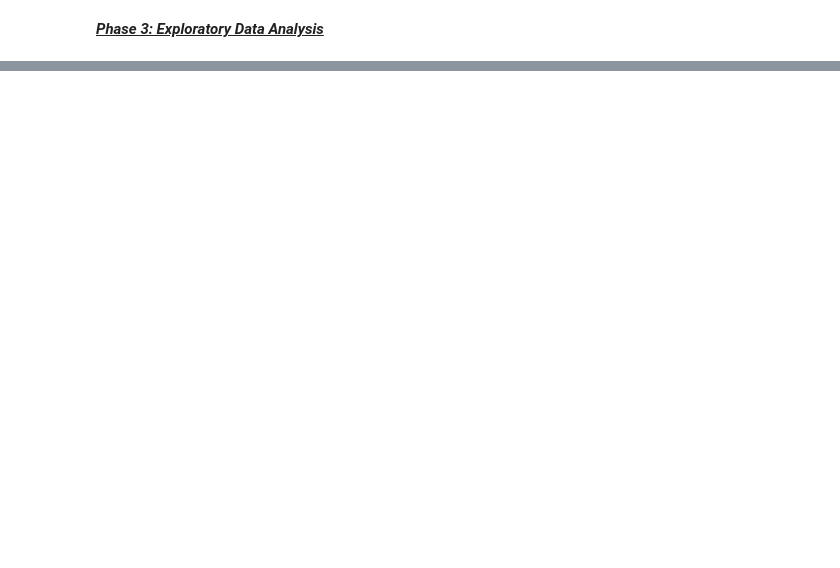
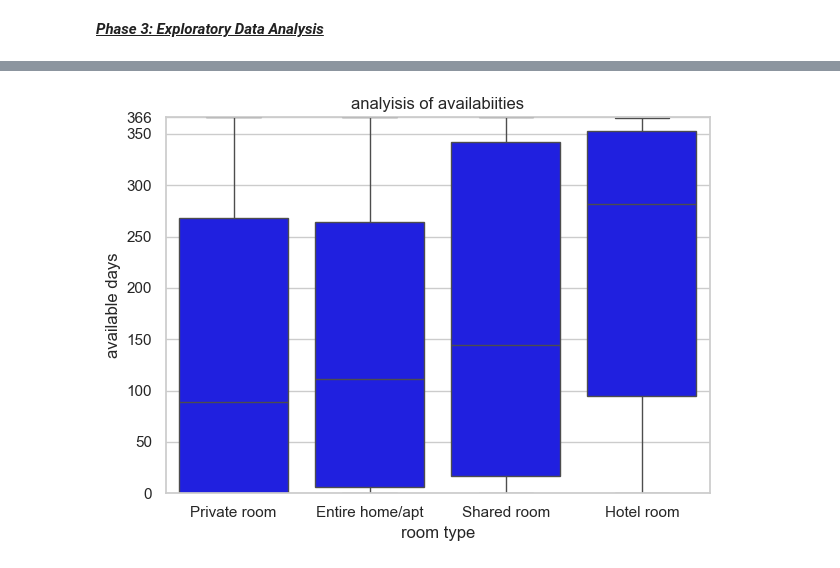
Before and after one commit to Rahulsrinivasan22/airbnb-nyc-capstone, a Jupyter notebook: notebooks/Exploratory Data Analysis.ipynb, the cells around one changed output, grey strips where cells are left out. Cells and saved outputs as stored; diff of their text form; code cells hidden in the pictures; blank space fills up the shorter version.

```diff
--- a/notebooks/Exploratory Data Analysis.ipynb
+++ b/notebooks/Exploratory Data Analysis.ipynb
@@ -30,0 +108,16 @@ Name: price, dtype: float64
+# %%
+plt.Figure(figsize=(500,10))
+
+sns.boxplot(data=data,x='room type',y='availability 365', color='blue')
+
+plt.title('analyisis of availabiities')
+plt.xlabel('room type')
+
+plt.ylabel('available days')
+plt.ylim(0,366)
+plt.yticks(ticks=[0,50,100,150,200,250,300,350,366])
+
+plt.tight_layout()
+plt.show()
+# %% [output]
+[figure, added]
```
Also changed, not shown: parts of 14 cells of this notebook, 4 other files.
